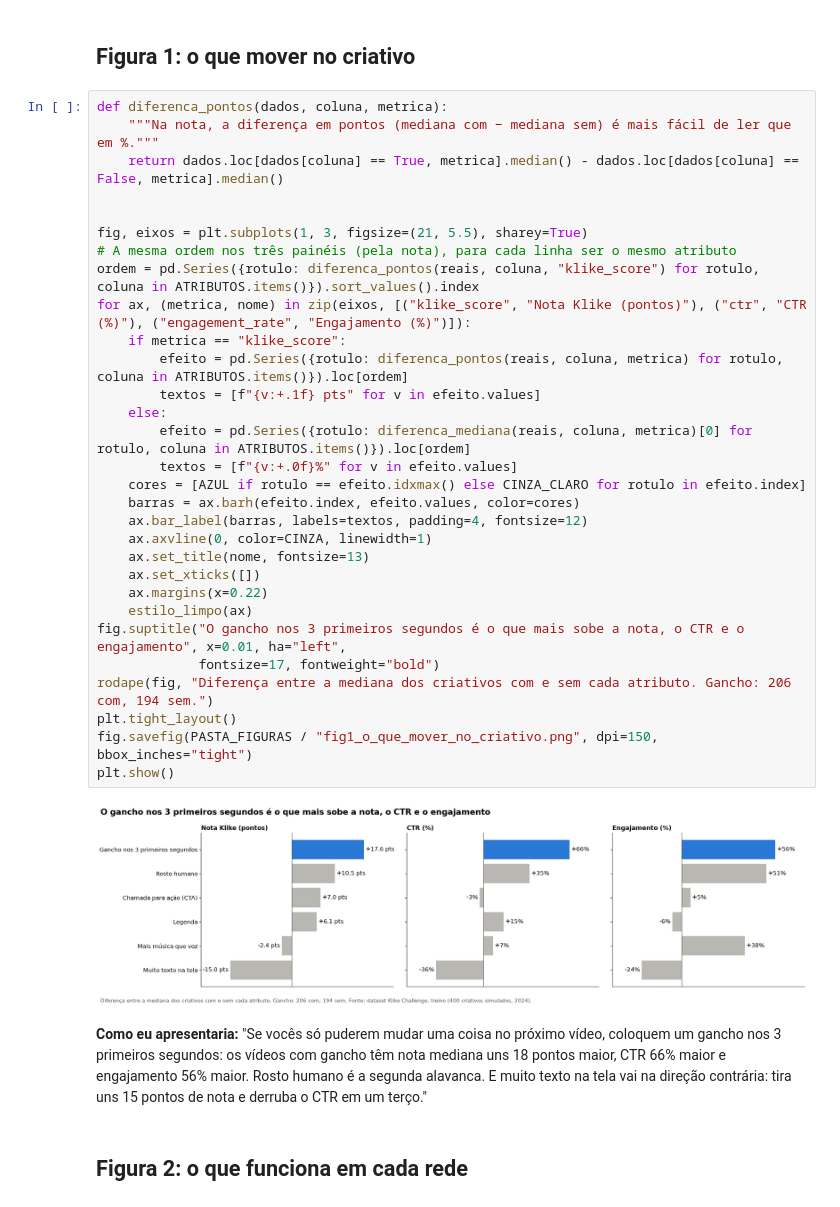
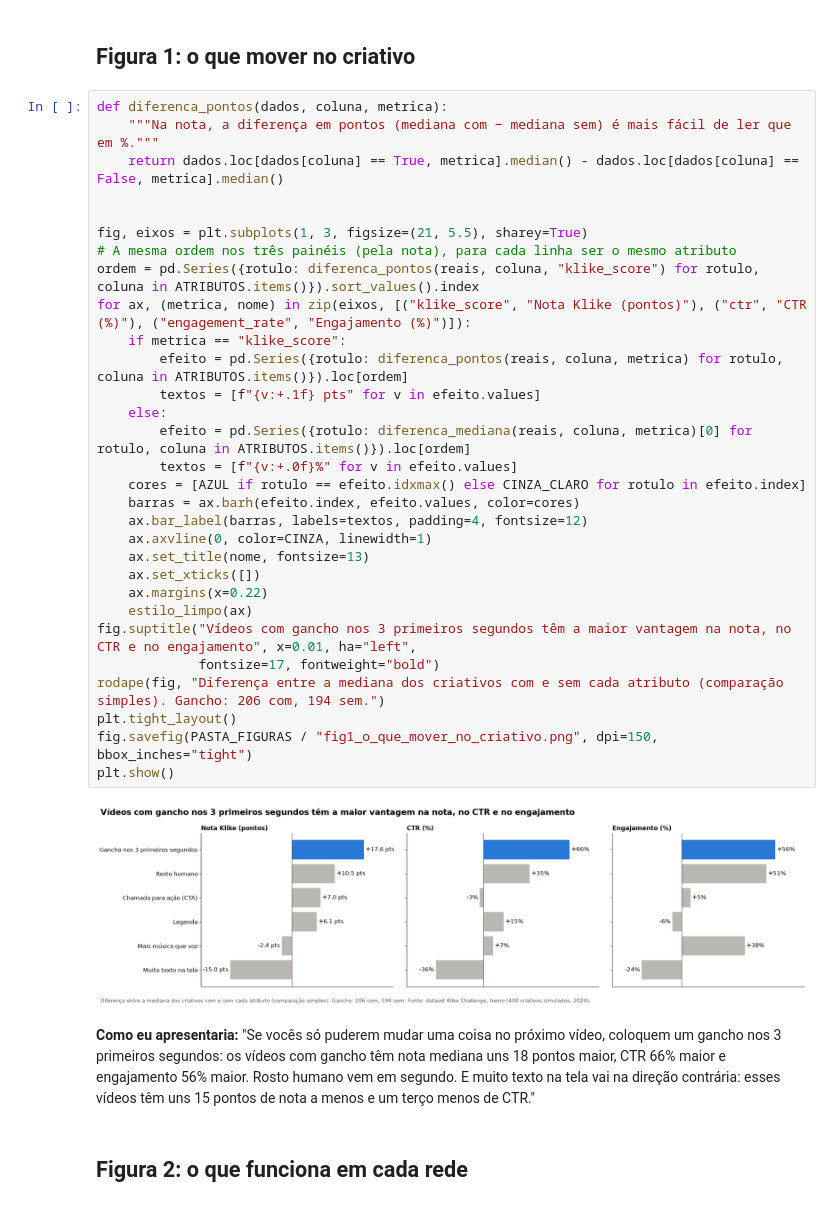
Before and after one commit to 0tomz/2-fase-ps-klike-tomaz, a Jupyter notebook: notebooks/parte1/1_4_visualizacoes_marketing.ipynb, the cells around one changed output. Cells and saved outputs as stored; diff of their text form.

```diff
--- a/notebooks/parte1/1_4_visualizacoes_marketing.ipynb
+++ b/notebooks/parte1/1_4_visualizacoes_marketing.ipynb
@@ -64,36 +65,36 @@ ATRIBUTOS = {"Gancho nos 3 primeiros segundos": "has_hook", "Rosto humano": "has
 # %%
 def diferenca_pontos(dados, coluna, metrica):
     """Na nota, a diferença em pontos (mediana com − mediana sem) é mais fácil de ler que em %."""
     return dados.loc[dados[coluna] == True, metrica].median() - dados.loc[dados[coluna] == False, metrica].median()
 
 
 fig, eixos = plt.subplots(1, 3, figsize=(21, 5.5), sharey=True)
 # A mesma ordem nos três painéis (pela nota), para cada linha ser o mesmo atributo
 ordem = pd.Series({rotulo: diferenca_pontos(reais, coluna, "klike_score") for rotulo, coluna in ATRIBUTOS.items()}).sort_values().index
 for ax, (metrica, nome) in zip(eixos, [("klike_score", "Nota Klike (pontos)"), ("ctr", "CTR (%)"), ("engagement_rate", "Engajamento (%)")]):
     if metrica == "klike_score":
         efeito = pd.Series({rotulo: diferenca_pontos(reais, coluna, metrica) for rotulo, coluna in ATRIBUTOS.items()}).loc[ordem]
         textos = [f"{v:+.1f} pts" for v in efeito.values]
     else:
         efeito = pd.Series({rotulo: diferenca_mediana(reais, coluna, metrica)[0] for rotulo, coluna in ATRIBUTOS.items()}).loc[ordem]
         textos = [f"{v:+.0f}%" for v in efeito.values]
     cores = [AZUL if rotulo == efeito.idxmax() else CINZA_CLARO for rotulo in efeito.index]
     barras = ax.barh(efeito.index, efeito.values, color=cores)
     ax.bar_label(barras, labels=textos, padding=4, fontsize=12)
     ax.axvline(0, color=CINZA, linewidth=1)
     ax.set_title(nome, fontsize=13)
     ax.set_xticks([])
     ax.margins(x=0.22)
     estilo_limpo(ax)
-fig.suptitle("O gancho nos 3 primeiros segundos é o que mais sobe a nota, o CTR e o engajamento", x=0.01, ha="left",
+fig.suptitle("Vídeos com gancho nos 3 primeiros segundos têm a maior vantagem na nota, no CTR e no engajamento", x=0.01, ha="left",
              fontsize=17, fontweight="bold")
-rodape(fig, "Diferença entre a mediana dos criativos com e sem cada atributo. Gancho: 206 com, 194 sem.")
+rodape(fig, "Diferença entre a mediana dos criativos com e sem cada atributo (comparação simples). Gancho: 206 com, 194 sem.")
 plt.tight_layout()
 fig.savefig(PASTA_FIGURAS / "fig1_o_que_mover_no_criativo.png", dpi=150, bbox_inches="tight")
 plt.show()
 # %% [output]
-[figure, old version]
+[figure, new version]
 # %% [markdown]
-**Como eu apresentaria:** "Se vocês só puderem mudar uma coisa no próximo vídeo, coloquem um gancho nos 3 primeiros segundos: os vídeos com gancho têm nota mediana uns 18 pontos maior, CTR 66% maior e engajamento 56% maior. Rosto humano é a segunda alavanca. E muito texto na tela vai na direção contrária: tira uns 15 pontos de nota e derruba o CTR em um terço."
+**Como eu apresentaria:** "Se vocês só puderem mudar uma coisa no próximo vídeo, coloquem um gancho nos 3 primeiros segundos: os vídeos com gancho têm nota mediana uns 18 pontos maior, CTR 66% maior e engajamento 56% maior. Rosto humano vem em segundo. E muito texto na tela vai na direção contrária: esses vídeos têm uns 15 pontos de nota a menos e um terço menos de CTR."
 # %% [markdown]
 ## Figura 2: o que funciona em cada rede
```
Also changed, not shown: parts of 9 cells of this notebook, 18 other files.
